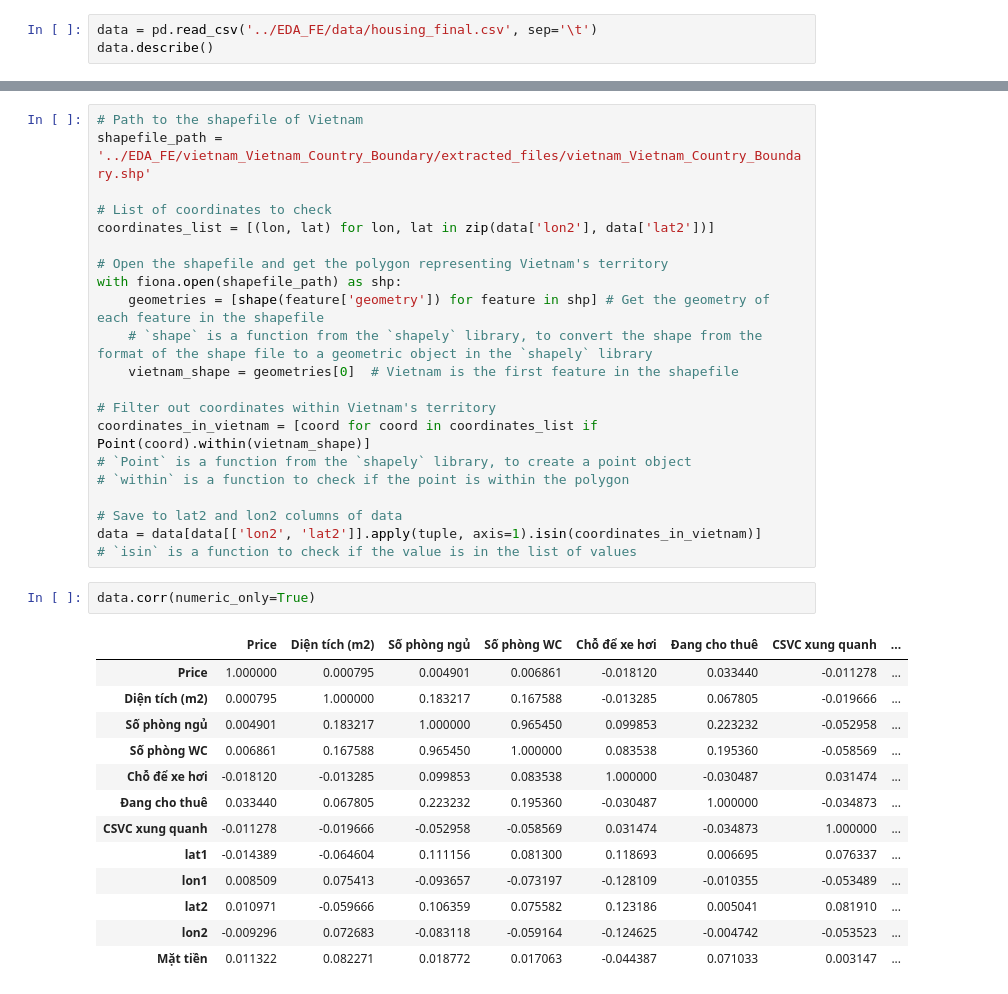
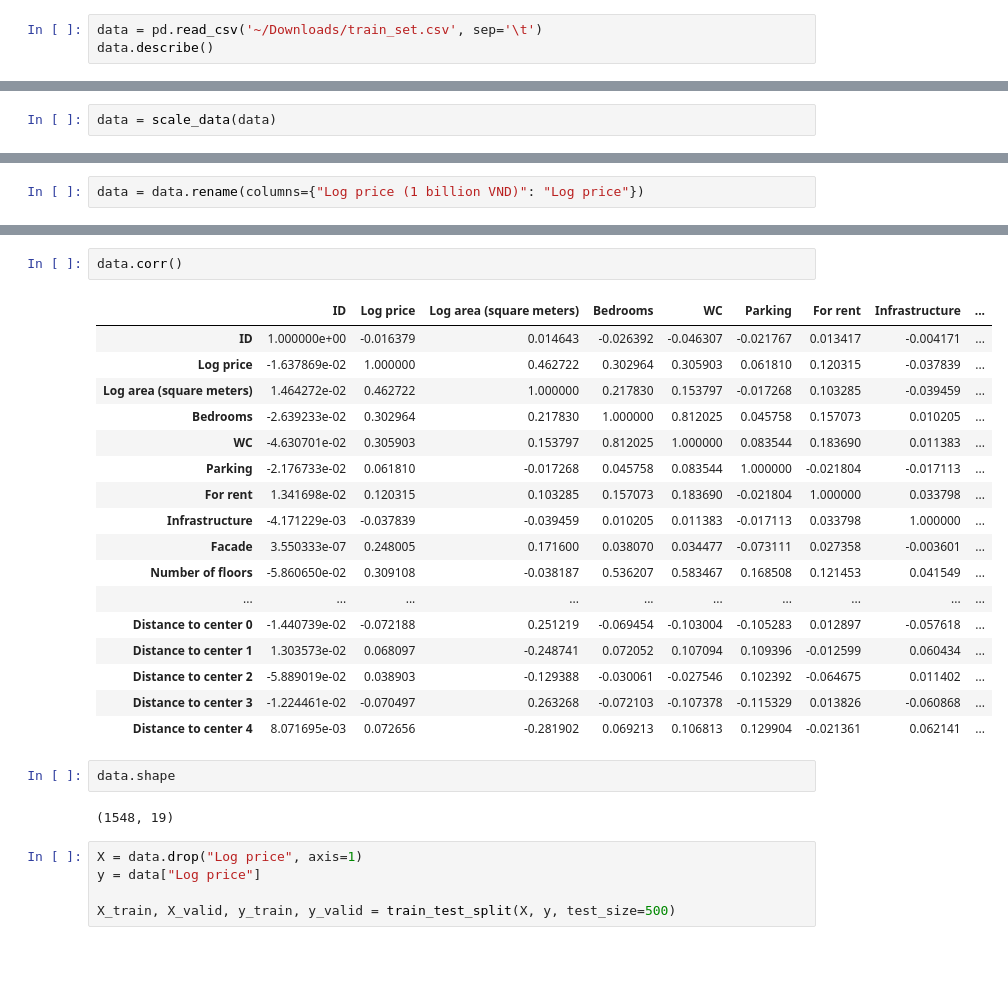
Before and after one commit to tandao0909/intro-to-ds-project, a Jupyter notebook: train/train.ipynb, the cells around one changed output, grey strips where cells are left out. Saved outputs shown, nothing was run; the diff lists cells and outputs as text; blank space fills up the shorter version.

```diff
--- a/train/train.ipynb
+++ b/train/train.ipynb
@@ -4,4 +16,4 @@ import matplotlib.pyplot as plt
 # %%
-data = pd.read_csv('../EDA_FE/data/housing_final.csv', sep='\t')
+data = pd.read_csv('~/Downloads/train_set.csv', sep='\t')
 data.describe()
 # %% [output]
@@ -16,0 +29,2 @@ data.describe()
+# %%
+data = scale_data(data)
@@ -51,0 +55,2 @@ for i in range(5):
+# %%
+data = data.rename(columns={"Log price (1 billion VND)": "Log price"})
@@ -118,37 +109,29 @@ data = data[data[['lon1', 'lat1']].apply(tuple, axis=1).isin(coordinates_in_viet
-# %%
-# Path to the shapefile of Vietnam
-shapefile_path = '../EDA_FE/vietnam_Vietnam_Country_Boundary/extracted_files/vietnam_Vietnam_Country_Boundary.shp'
-
-# List of coordinates to check
-coordinates_list = [(lon, lat) for lon, lat in zip(data['lon2'], data['lat2'])]
-
-# Open the shapefile and get the polygon representing Vietnam's territory
-with fiona.open(shapefile_path) as shp:
-    geometries = [shape(feature['geometry']) for feature in shp] # Get the geometry of each feature in the shapefile
-    # `shape` is a function from the `shapely` library, to convert the shape from the format of the shape file to a geometric object in the `shapely` library
-    vietnam_shape = geometries[0]  # Vietnam is the first feature in the shapefile
-
-# Filter out coordinates within Vietnam's territory
-coordinates_in_vietnam = [coord for coord in coordinates_list if Point(coord).within(vietnam_shape)]
-# `Point` is a function from the `shapely` library, to create a point object
-# `within` is a function to check if the point is within the polygon
-
-# Save to lat2 and lon2 columns of data
-data = data[data[['lon2', 'lat2']].apply(tuple, axis=1).isin(coordinates_in_vietnam)]
-# `isin` is a function to check if the value is in the list of values
 # %%
-data.corr(numeric_only=True)
+data.corr()
 # %% [output]
-|  | Price | Diện tích (m2) | Số phòng ngủ | Số phòng WC | Chỗ để xe hơi | Đang cho thuê | CSVC xung quanh | ... |
-| Price | 1.000000 | 0.000795 | 0.004901 | 0.006861 | -0.018120 | 0.033440 | -0.011278 | ... |
-| Diện tích (m2) | 0.000795 | 1.000000 | 0.183217 | 0.167588 | -0.013285 | 0.067805 | -0.019666 | ... |
-| Số phòng ngủ | 0.004901 | 0.183217 | 1.000000 | 0.965450 | 0.099853 | 0.223232 | -0.052958 | ... |
-| Số phòng WC | 0.006861 | 0.167588 | 0.965450 | 1.000000 | 0.083538 | 0.195360 | -0.058569 | ... |
-| Chỗ để xe hơi | -0.018120 | -0.013285 | 0.099853 | 0.083538 | 1.000000 | -0.030487 | 0.031474 | ... |
-| Đang cho thuê | 0.033440 | 0.067805 | 0.223232 | 0.195360 | -0.030487 | 1.000000 | -0.034873 | ... |
-| CSVC xung quanh | -0.011278 | -0.019666 | -0.052958 | -0.058569 | 0.031474 | -0.034873 | 1.000000 | ... |
-| lat1 | -0.014389 | -0.064604 | 0.111156 | 0.081300 | 0.118693 | 0.006695 | 0.076337 | ... |
-| lon1 | 0.008509 | 0.075413 | -0.093657 | -0.073197 | -0.128109 | -0.010355 | -0.053489 | ... |
-| lat2 | 0.010971 | -0.059666 | 0.106359 | 0.075582 | 0.123186 | 0.005041 | 0.081910 | ... |
-| lon2 | -0.009296 | 0.072683 | -0.083118 | -0.059164 | -0.124625 | -0.004742 | -0.053523 | ... |
-| Mặt tiền | 0.011322 | 0.082271 | 0.018772 | 0.017063 | -0.044387 | 0.071033 | 0.003147 | ... |
+|  | ID | Log price | Log area (square meters) | Bedrooms | WC | Parking | For rent | Infrastructure | ... |
+| ID | 1.000000e+00 | -0.016379 | 0.014643 | -0.026392 | -0.046307 | -0.021767 | 0.013417 | -0.004171 | ... |
+| Log price | -1.637869e-02 | 1.000000 | 0.462722 | 0.302964 | 0.305903 | 0.061810 | 0.120315 | -0.037839 | ... |
+| Log area (square meters) | 1.464272e-02 | 0.462722 | 1.000000 | 0.217830 | 0.153797 | -0.017268 | 0.103285 | -0.039459 | ... |
+| Bedrooms | -2.639233e-02 | 0.302964 | 0.217830 | 1.000000 | 0.812025 | 0.045758 | 0.157073 | 0.010205 | ... |
+| WC | -4.630701e-02 | 0.305903 | 0.153797 | 0.812025 | 1.000000 | 0.083544 | 0.183690 | 0.011383 | ... |
+| Parking | -2.176733e-02 | 0.061810 | -0.017268 | 0.045758 | 0.083544 | 1.000000 | -0.021804 | -0.017113 | ... |
+| For rent | 1.341698e-02 | 0.120315 | 0.103285 | 0.157073 | 0.183690 | -0.021804 | 1.000000 | 0.033798 | ... |
+| Infrastructure | -4.171229e-03 | -0.037839 | -0.039459 | 0.010205 | 0.011383 | -0.017113 | 0.033798 | 1.000000 | ... |
+| Facade | 3.550333e-07 | 0.248005 | 0.171600 | 0.038070 | 0.034477 | -0.073111 | 0.027358 | -0.003601 | ... |
+| Number of floors | -5.860650e-02 | 0.309108 | -0.038187 | 0.536207 | 0.583467 | 0.168508 | 0.121453 | 0.041549 | ... |
+| ... | ... | ... | ... | ... | ... | ... | ... | ... | ... |
+| Distance to center 0 | -1.440739e-02 | -0.072188 | 0.251219 | -0.069454 | -0.103004 | -0.105283 | 0.012897 | -0.057618 | ... |
+| Distance to center 1 | 1.303573e-02 | 0.068097 | -0.248741 | 0.072052 | 0.107094 | 0.109396 | -0.012599 | 0.060434 | ... |
+| Distance to center 2 | -5.889019e-02 | 0.038903 | -0.129388 | -0.030061 | -0.027546 | 0.102392 | -0.064675 | 0.011402 | ... |
+| Distance to center 3 | -1.224461e-02 | -0.070497 | 0.263268 | -0.072103 | -0.107378 | -0.115329 | 0.013826 | -0.060868 | ... |
+| Distance to center 4 | 8.071695e-03 | 0.072656 | -0.281902 | 0.069213 | 0.106813 | 0.129904 | -0.021361 | 0.062141 | ... |
+# %%
+data.shape
+# %% [output]
+(1548, 19)
+# %%
+X = data.drop("Log price", axis=1)
+y = data["Log price"]
+
+X_train, X_valid, y_train, y_valid = train_test_split(X, y, test_size=500)
```
Also changed, not shown: parts of 21 cells of this notebook, 2 other files.
